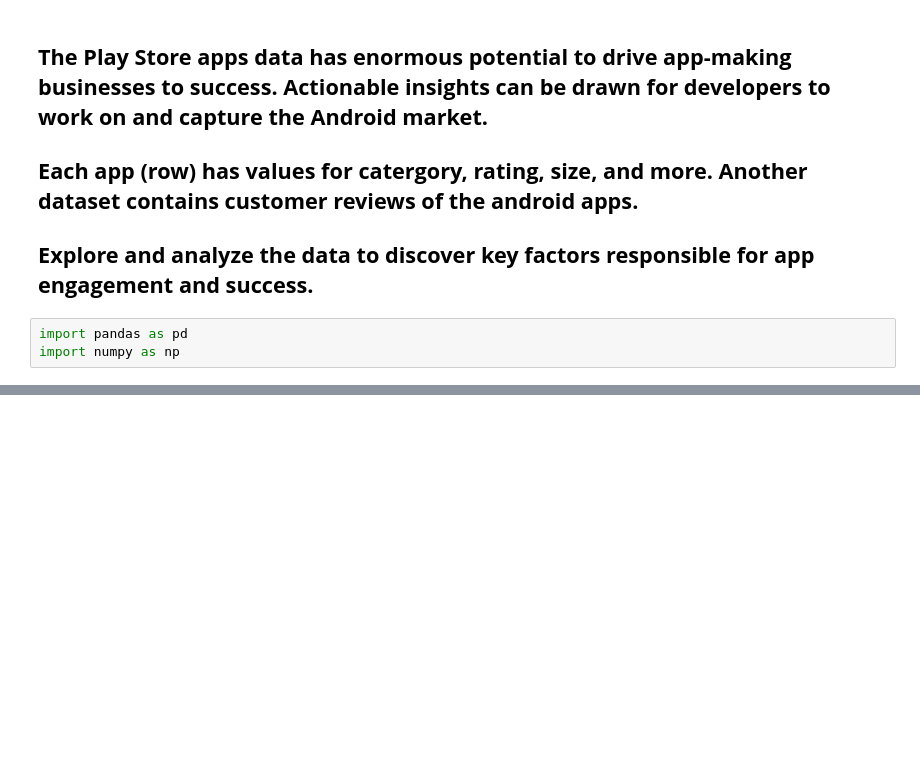
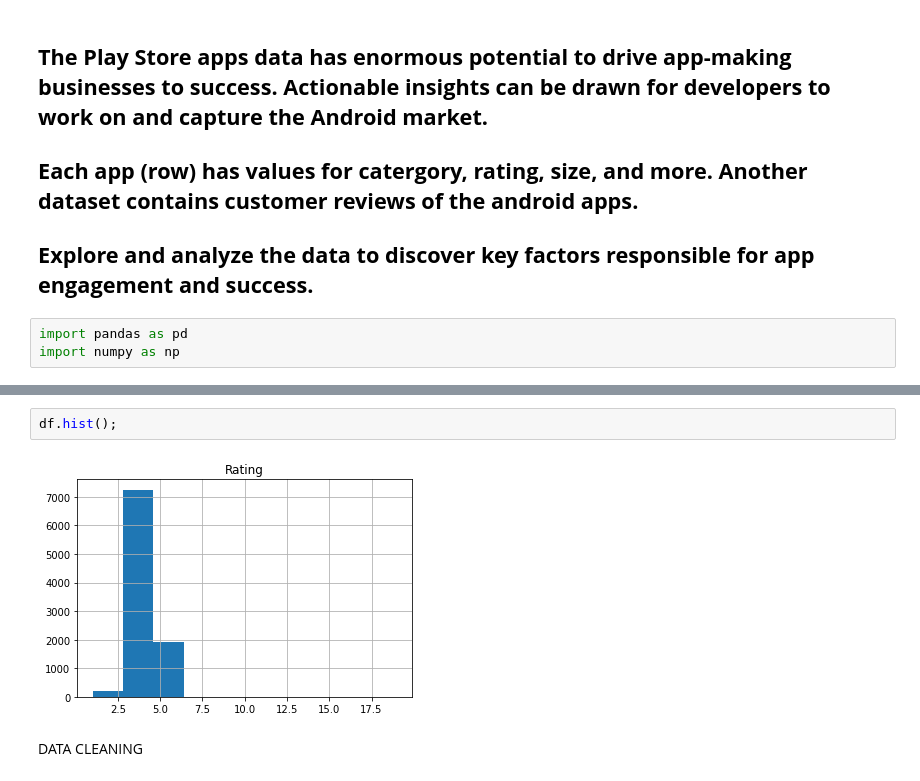
Before and after one commit to Richesh111/PlayStore, a Jupyter notebook: Copy_of_Play_Store_App_Review_Analysis_Capstone_Project.ipynb, the cells around one changed output, grey strips where cells are left out. Drawn from its saved outputs; the diff is of its cells as text; blank space fills up the shorter version.

```diff
--- a/Copy_of_Play_Store_App_Review_Analysis_Capstone_Project.ipynb
+++ b/Copy_of_Play_Store_App_Review_Analysis_Capstone_Project.ipynb
@@ -14,0 +59,6 @@ drive.mount("/content/drive")
+# %%
+df.hist();
+# %% [output]
+[figure, added]
+# %% [markdown]
+DATA CLEANING
```
Also changed, not shown: parts of 10 cells of this notebook.
